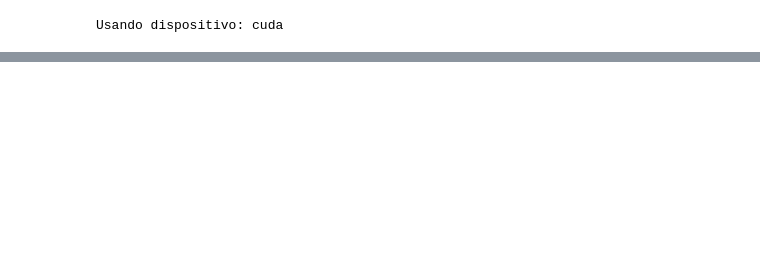
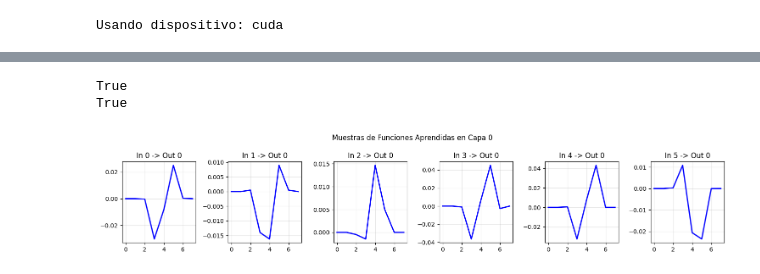
Before and after one commit to BryanEstrada003/cotton-leaf-defect-classification, a Jupyter notebook: trained-KAN.ipynb, the cells around one changed output, grey strips where cells are left out. Saved outputs shown, nothing was run; the diff lists cells and outputs as text; code cells hidden in the pictures; blank space fills up the shorter version.

```diff
--- a/trained-KAN.ipynb
+++ b/trained-KAN.ipynb
@@ -404,0 +471,57 @@ model_ft, history = train_model(
+# %%
+print(any(p.requires_grad for p in model_ft.fc1.parameters()))
+print(model_ft.fc1.spline_weight.requires_grad)
+# %% [output]
+True
+True
+# %%
+import matplotlib.pyplot as plt
+import seaborn as sns
+
+def plot_kan_functions(model, layer_idx=0, n_examples=5):
+    """
+    Grafica las funciones de activación (splines) aprendidas por la capa.
+    """
+    kan_layers = [m for m in model.modules() if hasattr(m, "spline_weight")]
+    layer = kan_layers[layer_idx]
+
+    with torch.no_grad():
+        # Tomamos los pesos y la base del grid
+        weights = layer.spline_weight.cpu().numpy()
+        # El grid suele estar definido en el módulo (depende de tu implementación)
+        grid = (
+            layer.grid.cpu().numpy()
+            if hasattr(layer, "grid")
+            else np.linspace(-1, 1, weights.shape[-1])
+        )
+
+    fig, axes = plt.subplots(1, n_examples, figsize=(15, 3))
+    plt.suptitle(f"Muestras de Funciones Aprendidas en Capa {layer_idx}")
+
+    # Graficamos algunas funciones aleatorias que tengan peso significativo
+    out_dim, in_dim, _ = weights.shape
+    count = 0
+    for i in range(out_dim):
+        for j in range(in_dim):
+            if count >= n_examples:
+                break
+
+            # Solo graficamos si la conexión no es casi cero
+            if np.abs(weights[i, j]).sum() > 0.01:
+                y = weights[
+                    i, j, :
+                ]  # Simplificación: mostramos los coeficientes como proxy de la curva
+                axes[count].plot(y, color="blue", lw=2)
+                axes[count].set_title(f"In {j} -> Out {i}")
+                axes[count].grid(True, alpha=0.3)
+                count += 1
+        if count >= n_examples:
+            break
+
+    plt.tight_layout()
+    plt.show()
+
+# Ver qué formas tienen las funciones que el modelo aprendió
+plot_kan_functions(model_ft, layer_idx=0, n_examples=6)
+# %% [output]
+[figure, added]
```
Also changed, not shown: parts of 18 cells of this notebook, 1 other file.
